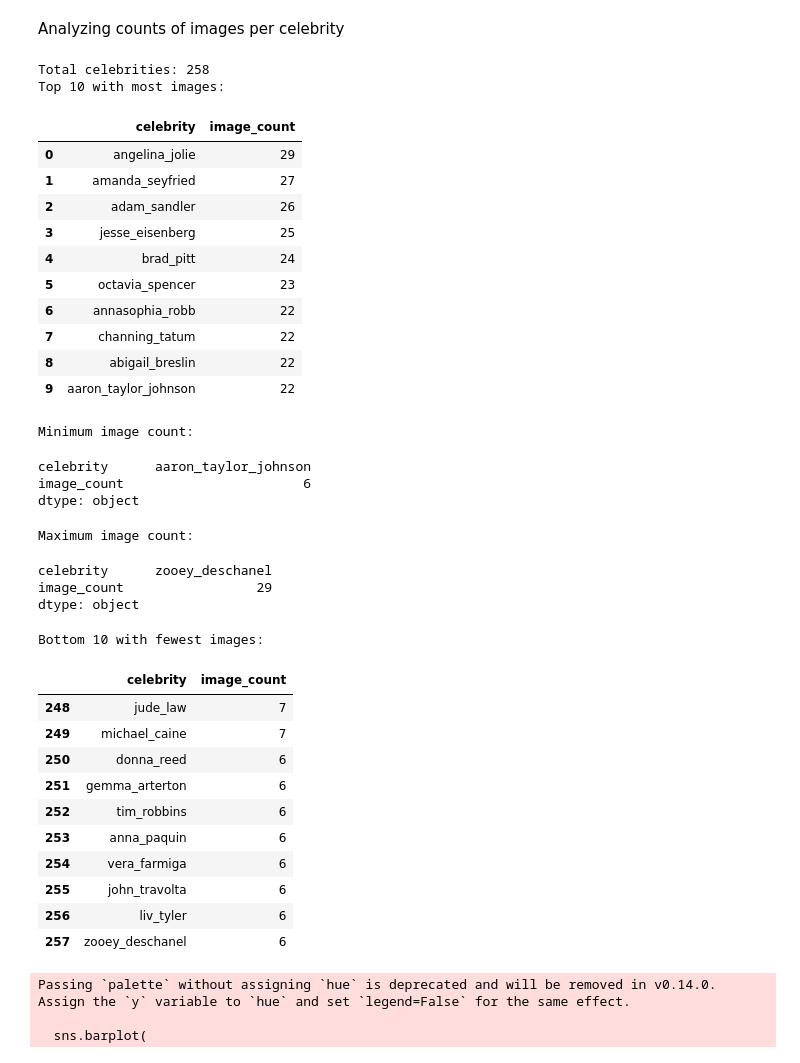
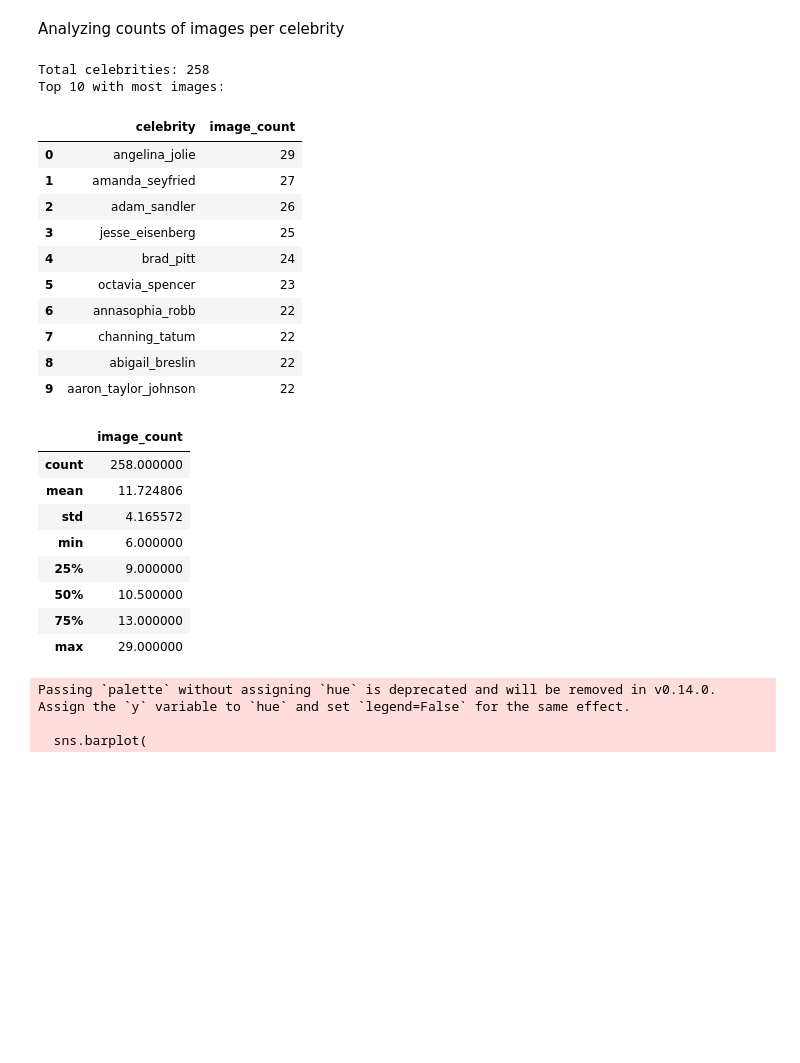
Before and after one commit to ChabanovX/beauty-classifier, a Jupyter notebook: datasets/analyze-ofpf.ipynb, the cells around one changed output. Saved outputs shown, nothing was run; the diff lists cells and outputs as text; code cells hidden in the pictures; blank space fills up the shorter version.

```diff
--- a/datasets/analyze-ofpf.ipynb
+++ b/datasets/analyze-ofpf.ipynb
@@ -73,57 +74,39 @@ Analyzing counts of images per celebrity
 # %%
 count_per_celeb = (
     df["celebrity"]
     .value_counts()
     .rename_axis("celebrity")
     .reset_index(name="image_count")
 )
 
 print(f"\nTotal celebrities: {len(count_per_celeb)}")
 print("Top 10 with most images:")
 display(count_per_celeb.head(10))
 
-print("Minimum image count:")
-display(count_per_celeb.min())
-
-print("Maximum image count:")
-display(count_per_celeb.max())
-
-print("\nBottom 10 with fewest images:")
-display(count_per_celeb.tail(10))
+display(count_per_celeb.describe())
 # %% [output]
 Total celebrities: 258
 Top 10 with most images:
 |  | celebrity | image_count |
 | 0 | angelina_jolie | 29 |
 | 1 | amanda_seyfried | 27 |
 | 2 | adam_sandler | 26 |
 | 3 | jesse_eisenberg | 25 |
 | 4 | brad_pitt | 24 |
 | 5 | octavia_spencer | 23 |
 | 6 | annasophia_robb | 22 |
 | 7 | channing_tatum | 22 |
 | 8 | abigail_breslin | 22 |
 | 9 | aaron_taylor_johnson | 22 |
-Minimum image count:
-celebrity      aaron_taylor_johnson
-image_count                       6
-dtype: object
-Maximum image count:
-celebrity      zooey_deschanel
-image_count                 29
-dtype: object
-Bottom 10 with fewest images:
-|  | celebrity | image_count |
-| 248 | jude_law | 7 |
-| 249 | michael_caine | 7 |
-| 250 | donna_reed | 6 |
-| 251 | gemma_arterton | 6 |
-| 252 | tim_robbins | 6 |
-| 253 | anna_paquin | 6 |
-| 254 | vera_farmiga | 6 |
-| 255 | john_travolta | 6 |
-| 256 | liv_tyler | 6 |
-| 257 | zooey_deschanel | 6 |
+|  | image_count |
+| count | 258.000000 |
+| mean | 11.724806 |
+| std | 4.165572 |
+| min | 6.000000 |
+| 25% | 9.000000 |
+| 50% | 10.500000 |
+| 75% | 13.000000 |
+| max | 29.000000 |
 # %%
 plt.figure(figsize=(14, 8))
 top_n = 30
```
Also changed, not shown: parts of 3 cells of this notebook, 5 other files.
